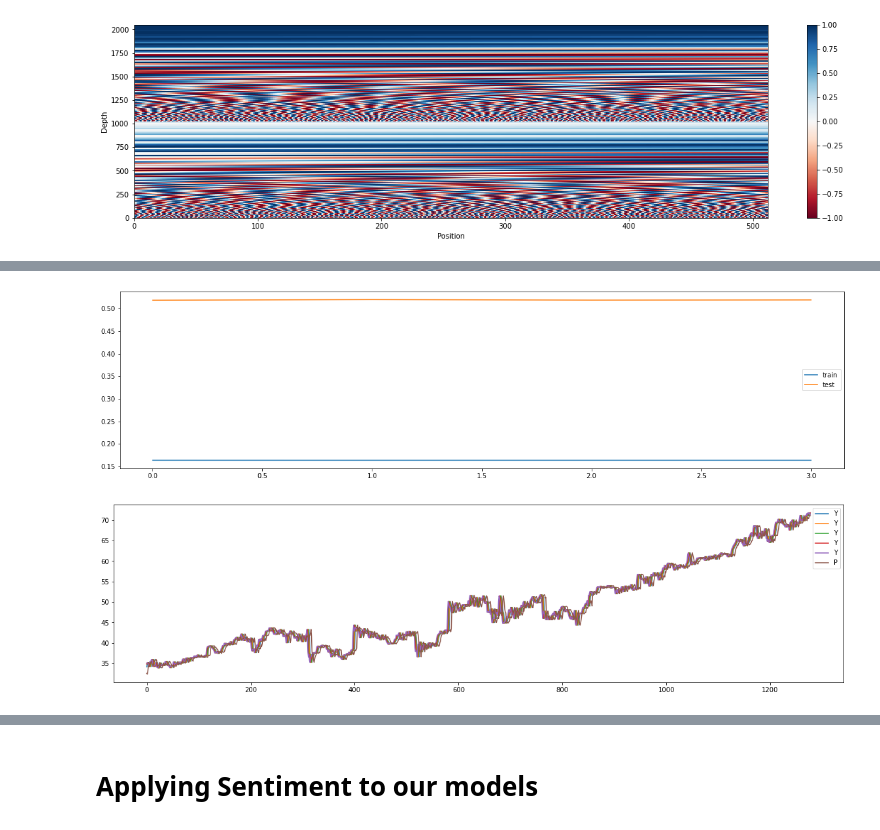
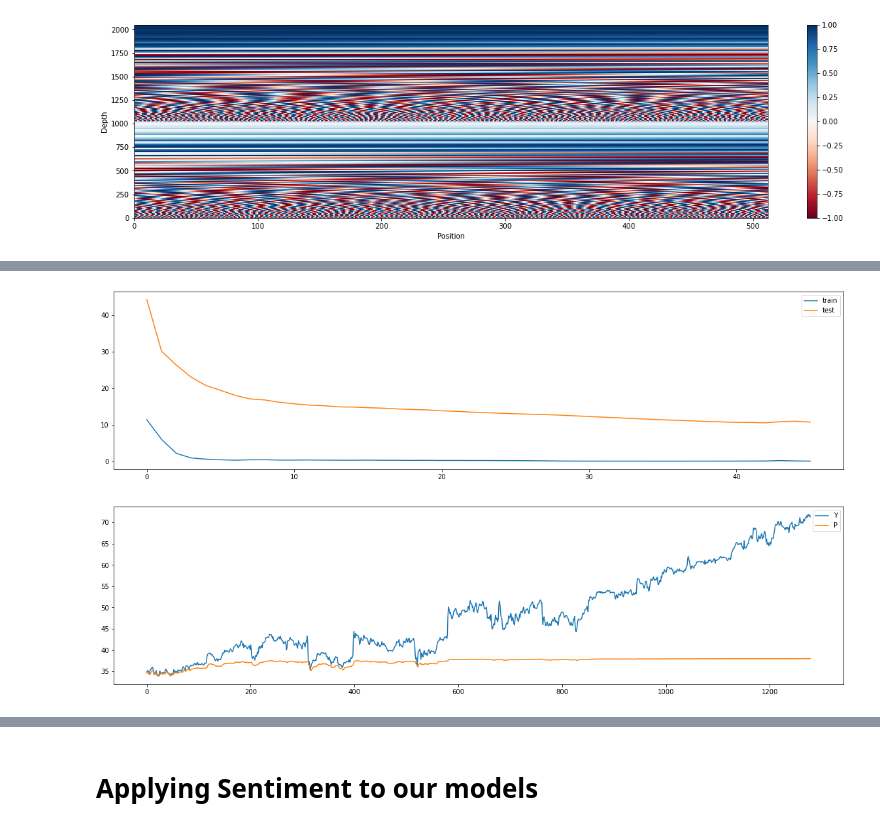
Before and after one commit to IsmailMarashi/2020-2021-Stock-Market-Forecasting-Using-Sentiment-Analysis, a Jupyter notebook: yFinance.ipynb, the cells around one changed output, grey strips where cells are left out. Cells and saved outputs as stored; diff of their text form; code cells hidden in the pictures.

```diff
--- a/yFinance.ipynb
+++ b/yFinance.ipynb
@@ -884,7 +1055,4 @@ Epoch 4/100
 # %%
-plotCompare(history.history['loss'],history.history['val_loss'],["train","test"])
-predictions=model.predict(vx)
-plotCompare(vy.values,predictions[:,-4],["Y","P"])
 # %% [output]
-[figure, old version]
+[figure, new version]
-[figure, old version]
+[figure, new version]
```
Also changed, not shown: parts of 61 cells of this notebook, 1 other file.
